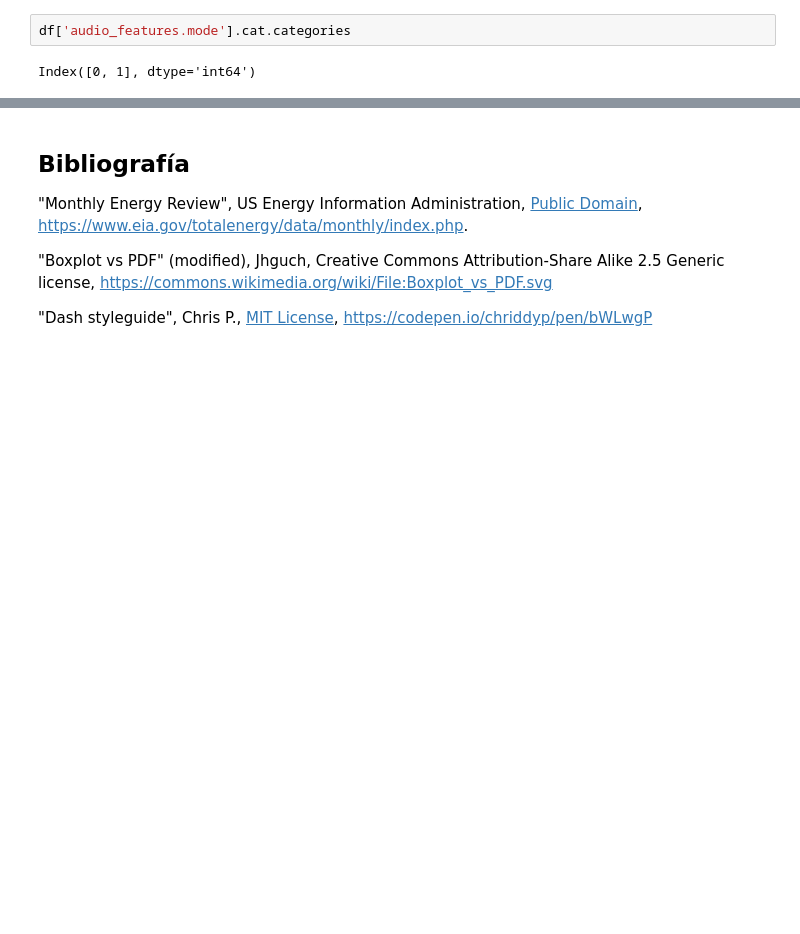
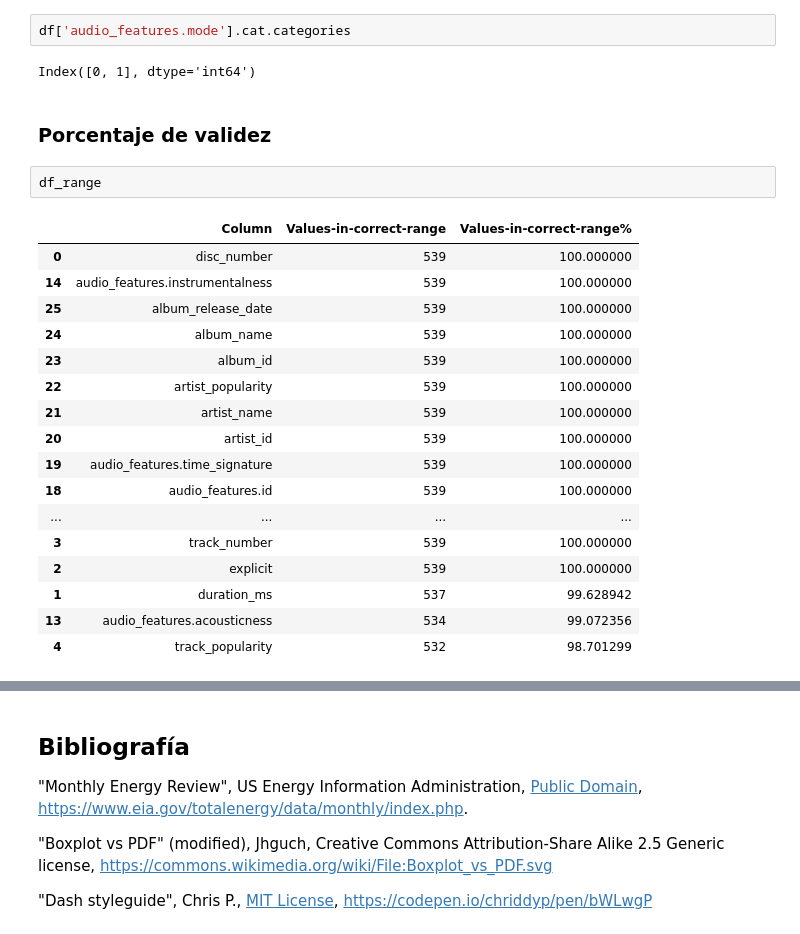
Before and after one commit to jhsilvaz13/Technical-test-R5, a Jupyter notebook: case.QA.taylor.spotify.api.report.validity.ipynb, the cells around one changed output, grey strips where cells are left out. Cells and saved outputs as stored; diff of their text form; blank space fills up the shorter version.

```diff
--- a/case.QA.taylor.spotify.api.report.validity.ipynb
+++ b/case.QA.taylor.spotify.api.report.validity.ipynb
@@ -596,3 +615,25 @@ Index([0.0, 1.0, 2.0, 3.0, 4.0, 5.0, 6.0, 7.0, 8.0, 9.0, 10.0, 11.0], dtype='flo
 df['audio_features.mode'].cat.categories
 # %% [output]
 Index([0, 1], dtype='int64')
+# %% [markdown]
+### Porcentaje de validez
+# %%
+df_range
+# %% [output]
+|  | Column | Values-in-correct-range | Values-in-correct-range% |
+| 0 | disc_number | 539 | 100.000000 |
+| 14 | audio_features.instrumentalness | 539 | 100.000000 |
+| 25 | album_release_date | 539 | 100.000000 |
+| 24 | album_name | 539 | 100.000000 |
+| 23 | album_id | 539 | 100.000000 |
+| 22 | artist_popularity | 539 | 100.000000 |
+| 21 | artist_name | 539 | 100.000000 |
+| 20 | artist_id | 539 | 100.000000 |
+| 19 | audio_features.time_signature | 539 | 100.000000 |
+| 18 | audio_features.id | 539 | 100.000000 |
+| ... | ... | ... | ... |
+| 3 | track_number | 539 | 100.000000 |
+| 2 | explicit | 539 | 100.000000 |
+| 1 | duration_ms | 537 | 99.628942 |
+| 13 | audio_features.acousticness | 534 | 99.072356 |
+| 4 | track_popularity | 532 | 98.701299 |
```
Also changed, not shown: parts of 8 cells of this notebook, 4 other files.
